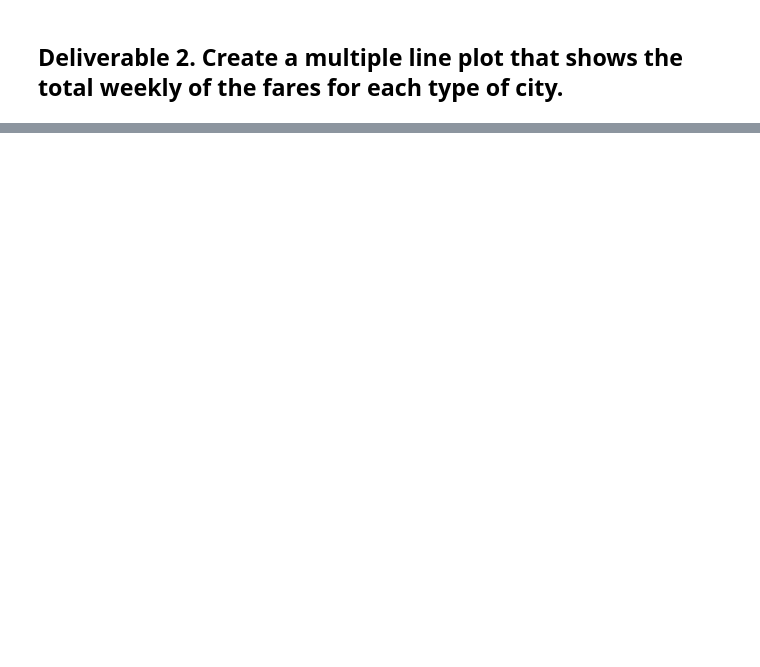
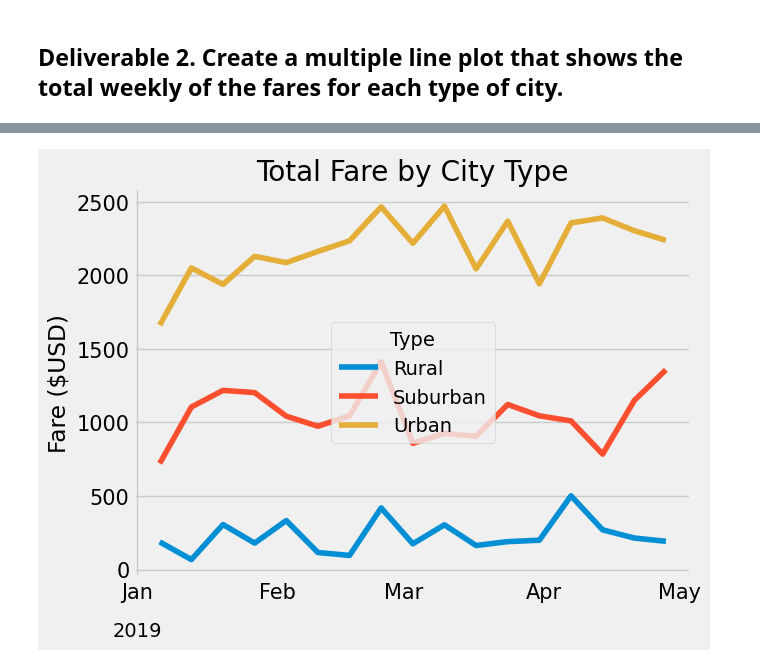
Before and after one commit to mwehner2022/PyBer_Analysis, a Jupyter notebook: PyBer_Challenge.ipynb, the cells around one changed output, grey strips where cells are left out. Drawn from its saved outputs; the diff is of its cells as text; code cells hidden in the pictures; blank space fills up the shorter version.

```diff
--- a/PyBer_Challenge.ipynb
+++ b/PyBer_Challenge.ipynb
@@ -124,0 +300,57 @@ style.use('fivethirtyeight')
+# %%
+# 8. Using the object-oriented interface method, plot the resample DataFrame using the df.plot() function.
+
+# Import the style from Matplotlib.
+from matplotlib import style
+import matplotlib.dates as mdates
+
+# Use the graph style fivethirtyeight.
+style.use('fivethirtyeight')
+fig = plt.figure()
+ax = fig.add_subplot()
+
+#x_axis = select_dates["types"]
+ax.plot(select_dates_df["Rural"], label="Rural")
+ax.plot(select_dates_df["Suburban"], label="Suburban")
+ax.plot(select_dates_df["Urban"], label="Urban")
+
+#details
+ax.set_title("Total Fare by City Type")
+ax.set_ylabel("Fare ($USD)")
+
+#set months
+#ax.xaxis.set_major_locator(mdates.MonthLocator())
+#ax.xaxis.set_major_formatter(
+    #mdates.ConciseDateFormatter(mdates.DateFormatter('%b'), offset_formats=['', '%Y', '%Y-%b', '%Y-%b-%d', '%Y-%b-%d', '%Y-%b-%d %H:%M']))
+
+# Minor ticks every month.
+fmt_month = mdates.MonthLocator()
+
+# Minor ticks every year.
+fmt_year = mdates.YearLocator()
+ax.xaxis.set_minor_locator(fmt_month)
+
+# '%b' to get the names of the month
+ax.xaxis.set_minor_formatter(mdates.DateFormatter('%b'))
+ax.xaxis.set_major_locator(fmt_year)
+ax.xaxis.set_major_formatter(mdates.DateFormatter('%b'))
+
+# fontsize for month labels
+ax.tick_params(labelsize=15, which='both')
+
+# create a second x-axis beneath the first x-axis to show the year in YYYY format
+sec_xaxis = ax.secondary_xaxis(-0.1)
+sec_xaxis.xaxis.set_major_locator(fmt_year)
+sec_xaxis.xaxis.set_major_formatter(mdates.DateFormatter('%Y'))
+
+# Hide the second x-axis spines and ticks
+sec_xaxis.spines['bottom'].set_visible(False)
+
+
+#get legend
+lgnd = ax.legend(loc="center", title="Type")
+ax.grid(True)
+plt.savefig("Analysis/Total_Fare_by_City_Type.png")
+plt.show()
+# %% [output]
+[figure, added]
```
Also changed, not shown: parts of 17 cells of this notebook.
